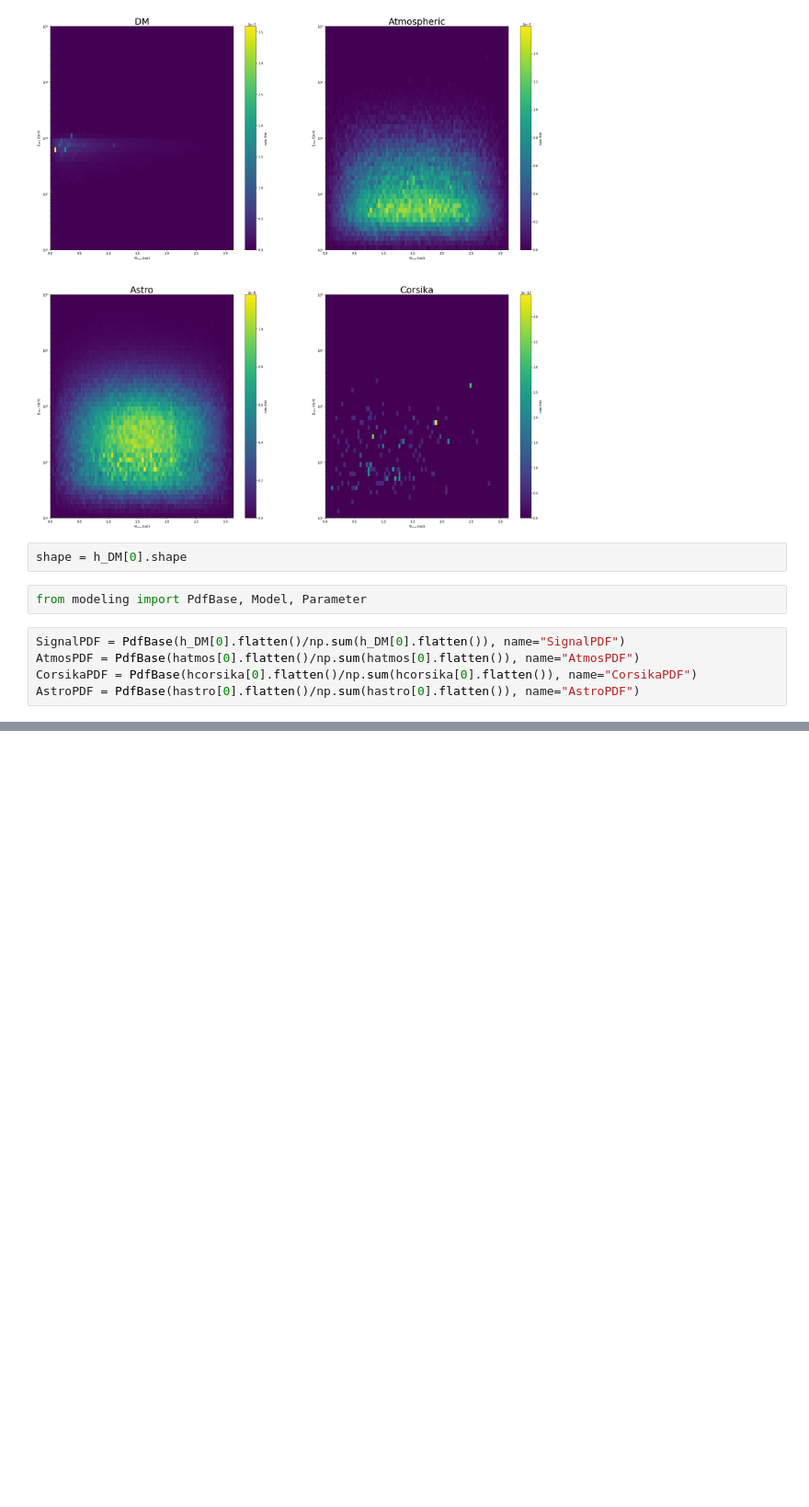
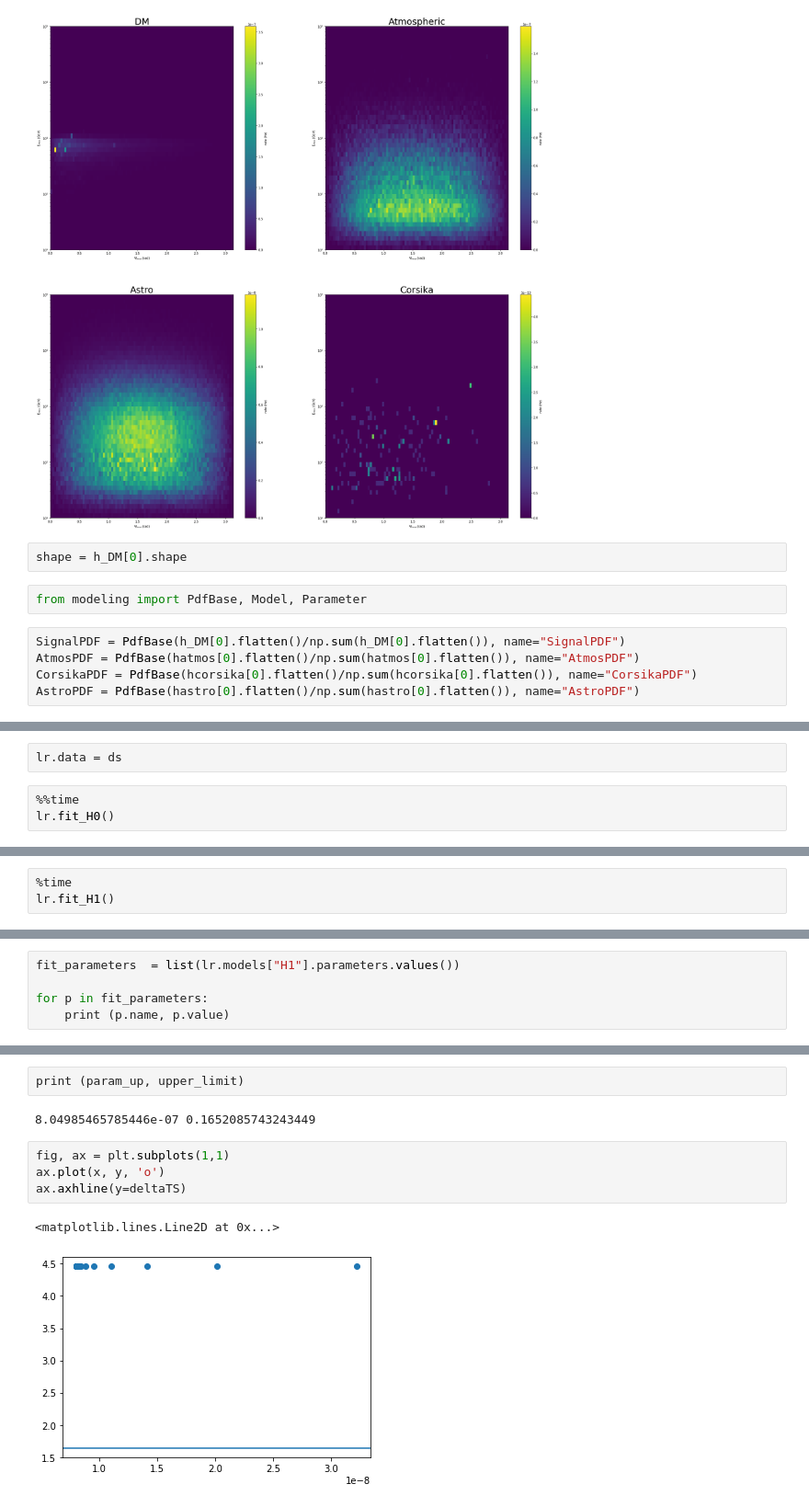
Before and after one commit to zemrude/DMfit, a Jupyter notebook: DMfit/examples/Example.ipynb, the cells around one changed output, grey strips where cells are left out. Shown: that part at 92% size. Saved outputs shown, nothing was run; the diff lists cells and outputs as text; blank space fills up the shorter version.

```diff
--- a/DMfit/examples/Example.ipynb
+++ b/DMfit/examples/Example.ipynb
@@ -127,0 +159,5 @@ axs.set_yscale('log')
+# %%
+lr.data = ds
+# %%
+%%time
+lr.fit_H0()
@@ -127,0 +185,3 @@ axs.set_yscale('log')
+# %%
+%time
+lr.fit_H1()
@@ -127,0 +255,5 @@ axs.set_yscale('log')
+# %%
+fit_parameters  = list(lr.models["H1"].parameters.values())
+
+for p in fit_parameters:
+    print (p.name, p.value)
@@ -127,0 +386,11 @@ axs.set_yscale('log')
+# %%
+print (param_up, upper_limit)
+# %% [output]
+8.04985465785446e-07 0.1652085743243449
+# %%
+fig, ax = plt.subplots(1,1)
+ax.plot(x, y, 'o')
+ax.axhline(y=deltaTS)
+# %% [output]
+<matplotlib.lines.Line2D at 0x...>
+[figure, added]
```
Also changed, not shown: parts of 42 cells of this notebook, 2 other files.
